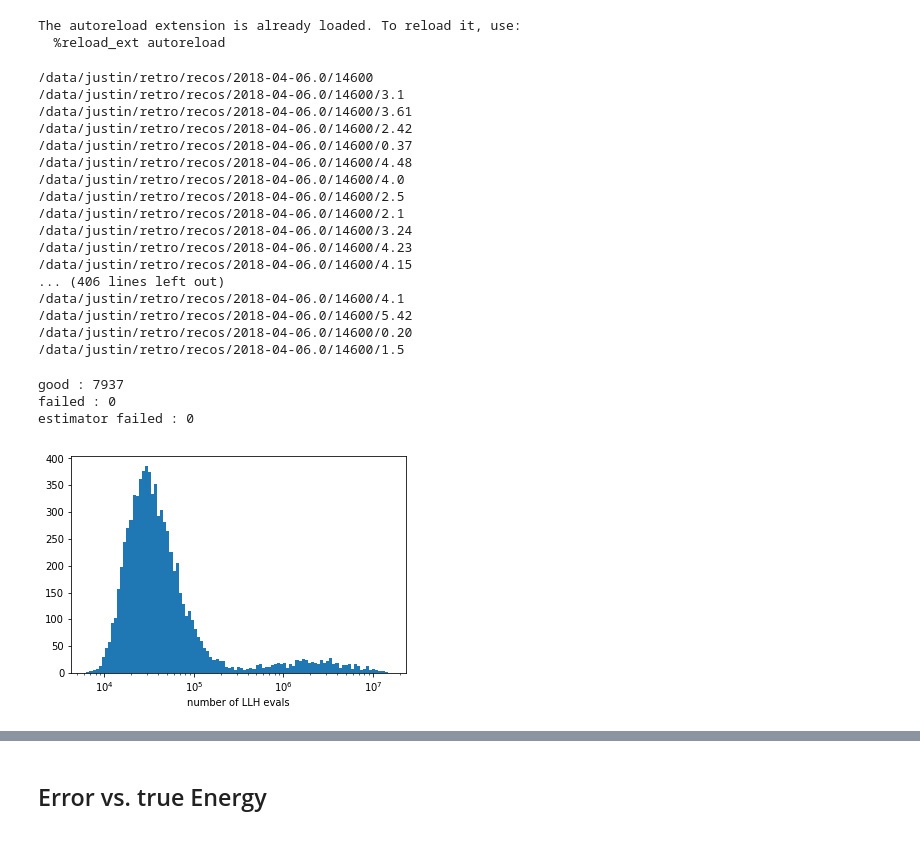
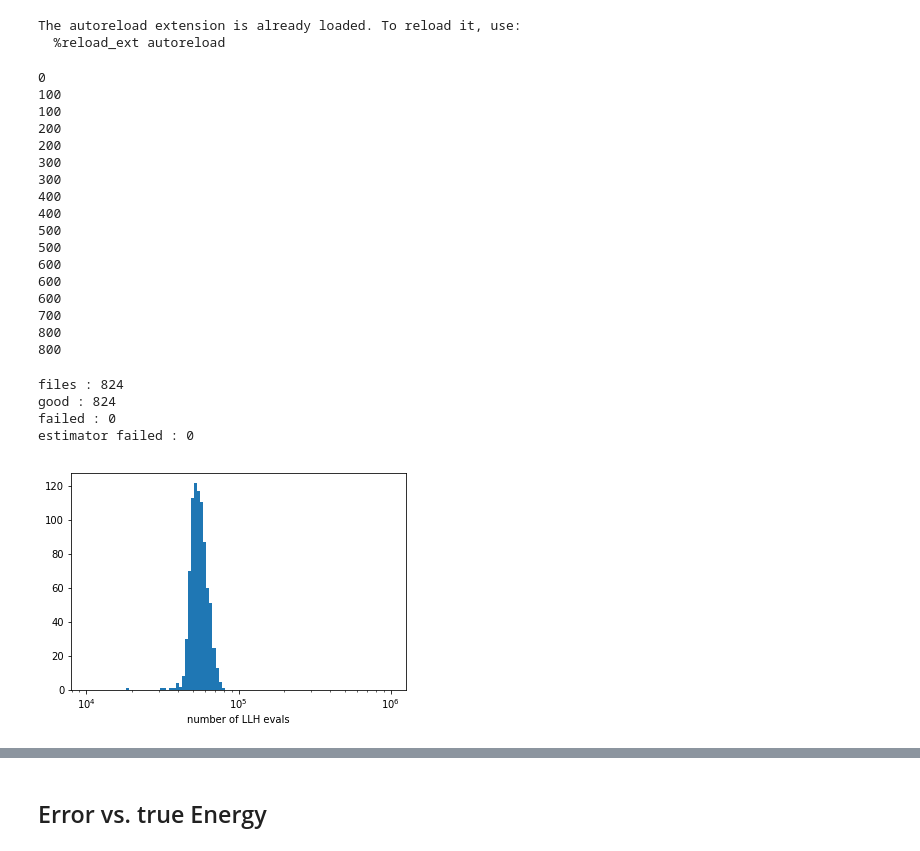
Before and after one commit to ts4051/retro, a Jupyter notebook: notebooks/resolutions.ipynb, the cells around one changed output, grey strips where cells are left out. Saved outputs shown, nothing was run; the diff lists cells and outputs as text; code cells hidden in the pictures.

```diff
--- a/notebooks/resolutions.ipynb
+++ b/notebooks/resolutions.ipynb
@@ -28,26 +28,30 @@ The autoreload extension is already loaded. To reload it, use:
 #rootdir = '/data/justin/retro/recos/2018-04-05.1/1460/'
 #simdir = '/data/icecube/sim/ic86/retro/1460/'
 # gerco l7:
-rootdir = '/data/justin/retro/recos/2018-04-06.0/14600'
+#rootdir = '/data/justin/retro/recos/2018-04-06.0/14600/'
+#rootdir = '/data/justin/retro/recos/2018-04-10.3/14600/'
+rootdir = '/data/peller/retro/recos/2018.04.19.02_loguniform/14600/'
 simdir = '/data/icecube/sim/ic86/retro/14600/'
 
 p = re.compile(r'evt(\d*)-llhp.npy')
 
-events = []
+events_list = []
 
 # this is just because of a mismatch
 #new_names = ('llh', 'z', 'track_azimuth', 'track_zenith', 'track_energy', 'y', 'cascade_energy', 't', 'x')
 
 prev_subdir = None
 
+tot = 0
 mn_failed = 0
 estimator_failed = 0
 
 #n_llh = 100000
 
 for subdir, dirs, files in os.walk(rootdir):
-    print subdir
+    #print subdir
     # load truth
+
 
     if len(files) == 0:
         continue
@@ -67,7 +71,10 @@ for subdir, dirs, files in os.walk(rootdir):
         prev_subdir == subdir
 
     for file in files:
+        if tot % 100 == 0:
+            print tot
         if p.match(file):
+            tot +=1
             event_number = int(re.sub('[^0-9]', '', file))
 
             llhp_data = np.load(os.path.join(subdir, file))
@@ -81,7 +88,7 @@ for subdir, dirs, files in os.walk(rootdir):
                 meta = pickle.load(f)
             #llhp_data.dtype.names = new_names
             try:
-                estimator = estimate(llhp_data, percentile_nd=0.95, meta=meta)
+                estimator = estimate_from_llhp(llhp_data, meta=meta)
             except IndexError:
                 print 'event %i estimator failed'%(event_number)
                 estimator_failed += 1
@@ -95,6 +102,7 @@ for subdir, dirs, files in os.walk(rootdir):
             estimator['weighted_mean']['energy'] = estimator['weighted_mean']['cascade_energy'] + estimator['weighted_mean']['track_energy']
             estimator['median']['energy'] = estimator['median']['cascade_energy'] + estimator['median']['track_energy']
             estimator['weighted_median']['energy'] = estimator['weighted_median']['cascade_energy'] + estimator['weighted_median']['track_energy']
+            estimator['best']['energy'] = estimator['best']['cascade_energy'] + estimator['best']['track_energy']
             estimator['low']['energy'] = estimator['low']['cascade_energy'] + estimator['low']['track_energy']
             estimator['high']['energy'] = estimator['high']['cascade_energy'] + estimator['high']['track_energy']
             # add to dict
@@ -107,6 +115,7 @@ for subdir, dirs, files in os.walk(rootdir):
                 event['retro_%s_weighted_mean'%key] = estimator['weighted_mean'][key]
                 event['retro_%s_median'%key] = estimator['median'][key]
                 event['retro_%s_weighted_median'%key] = estimator['weighted_median'][key]
+                event['retro_%s_best'%key] = estimator['best'][key]
                 event['retro_%s'%key] = estimator['weighted_median'][key]
                 event['retro_%s_high'%key] = estimator['high'][key]
                 event['retro_%s_low'%key] = estimator['low'][key]
@@ -134,6 +143,8 @@ for subdir, dirs, files in os.walk(rootdir):
             event['cascade_energy'] = truth['cascade_energy']
             event['track_energy'] = truth['highest_energy_daughter_energy']
             event['energy'] = event['track_energy'] + event['cascade_energy']
+            for name in truth_file.dtype.names:
+                event['truth_'+name] = truth[name]
             #truth['time'] = truth['time']
             #event.update(truth)
 
@@ -157,7 +168,7 @@ for subdir, dirs, files in os.walk(rootdir):
             event['pegleg_track_zenith'] = pegleg_file[event_number]['zenith']
             event['pegleg_track_energy'] = pegleg_file[event_number]['track_energy']
             event['pegleg_cascade_energy'] = pegleg_file[event_number]['cascade_energy']
-            event['pegleg_energy'] = event['pegleg_track_energy'] + event['pegleg_cascade_energy']
+            event['pegleg_energy'] = pegleg_file[event_number]['energy']
 
             # --- SPEFit ---
             spefit = spefit_file[event_number]
@@ -169,50 +180,55 @@ for subdir, dirs, files in os.walk(rootdir):
             event['spefit_track_azimuth'] = spefit['azimuth']
 
 
-            events.append(event)
+            events_list.append(event)
 # %% [output]
-/data/justin/retro/recos/2018-04-06.0/14600
-/data/justin/retro/recos/2018-04-06.0/14600/3.1
-/data/justin/retro/recos/2018-04-06.0/14600/3.61
-/data/justin/retro/recos/2018-04-06.0/14600/2.42
-/data/justin/retro/recos/2018-04-06.0/14600/0.37
-/data/justin/retro/recos/2018-04-06.0/14600/4.48
-/data/justin/retro/recos/2018-04-06.0/14600/4.0
-/data/justin/retro/recos/2018-04-06.0/14600/2.5
-/data/justin/retro/recos/2018-04-06.0/14600/2.1
-/data/justin/retro/recos/2018-04-06.0/14600/3.24
-/data/justin/retro/recos/2018-04-06.0/14600/4.23
-/data/justin/retro/recos/2018-04-06.0/14600/4.15
-... (406 lines left out)
-/data/justin/retro/recos/2018-04-06.0/14600/4.1
-/data/justin/retro/recos/2018-04-06.0/14600/5.42
-/data/justin/retro/recos/2018-04-06.0/14600/0.20
-/data/justin/retro/recos/2018-04-06.0/14600/1.5
+0
+100
+100
+200
+200
+300
+300
+400
+400
+500
+500
+600
+600
+600
+700
+800
+800
 # %%
 #write
-df = pandas.DataFrame(events)
-df.to_pickle('data_greco_14000.pkl')
+df = pandas.DataFrame(events_list)
+#df.to_pickle('pde_2018-04-19.01_14600.pkl')
+#df.to_pickle('data_greco_14000.pkl')
+#df.to_pickle('jll_2018-04-06.0.pkl')
 #df.to_pickle('data_greco_14000_only100kllhs.pkl')
 
 # read
-#df = pandas.read_pickle('data_greco_14000.pkl')
+#df = pandas.read_pickle('jll_2018-04-06.0.pkl')
 df = df.astype(np.float32)
 # drop all nan values
-df = df.dropna()
+#df = df.dropna()
+df = df.fillna(1e-3)
 events = pn.PointData(df)
 # %%
+print 'files :', tot
 print 'good :',len(events)
 print 'failed :',mn_failed
 print 'estimator failed :', estimator_failed
 # %% [output]
-good : 7937
+files : 824
+good : 824
 failed : 0
 estimator failed : 0
 # %%
-plt.hist(events['n_llh'], bins=np.logspace(3.8,7.2,100))
+plt.hist(events['n_llh'], bins=np.logspace(4,6,100))
 plt.gca().set_xscale('log')
 plt.gca().set_xlabel('number of LLH evals')
 plt.savefig('n_llhs.png')
 #plt.gca().set_yscale('log')
 # %% [output]
-[figure, old version]
+[figure, new version]
```
Also changed, not shown: parts of 9 cells of this notebook, 3 other files.
